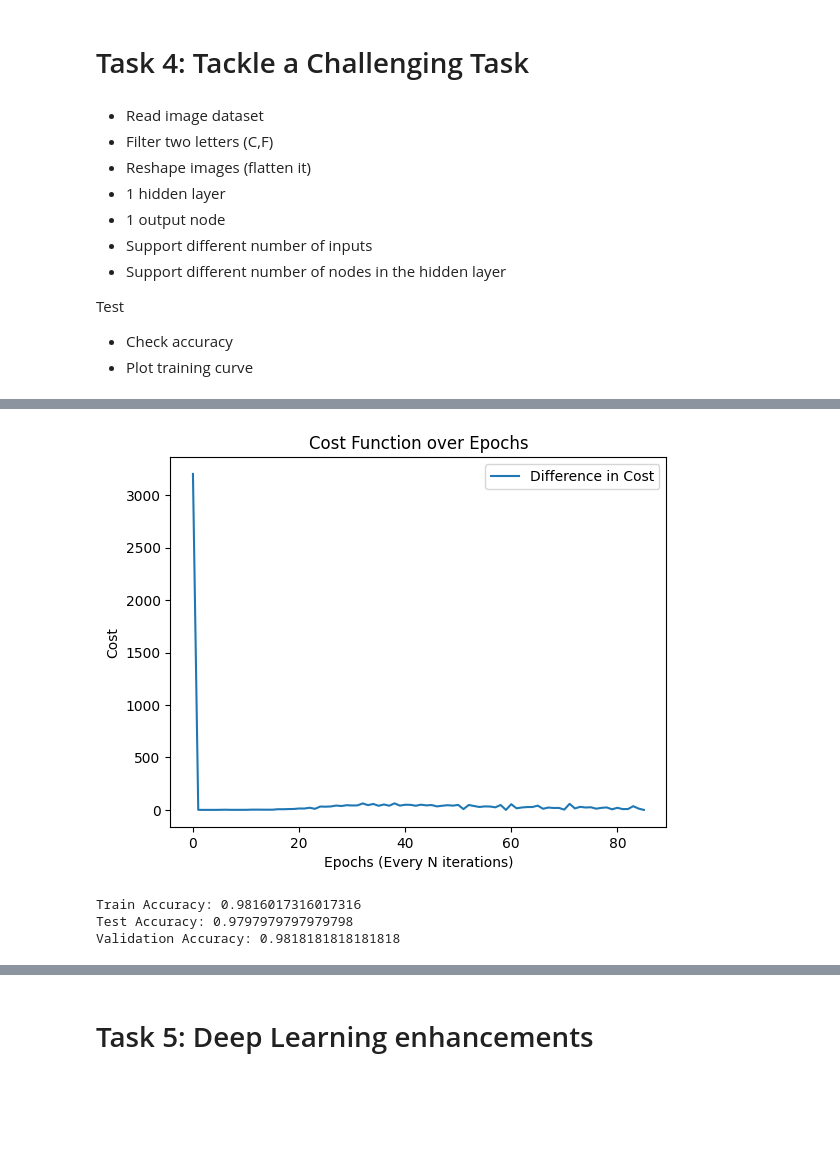
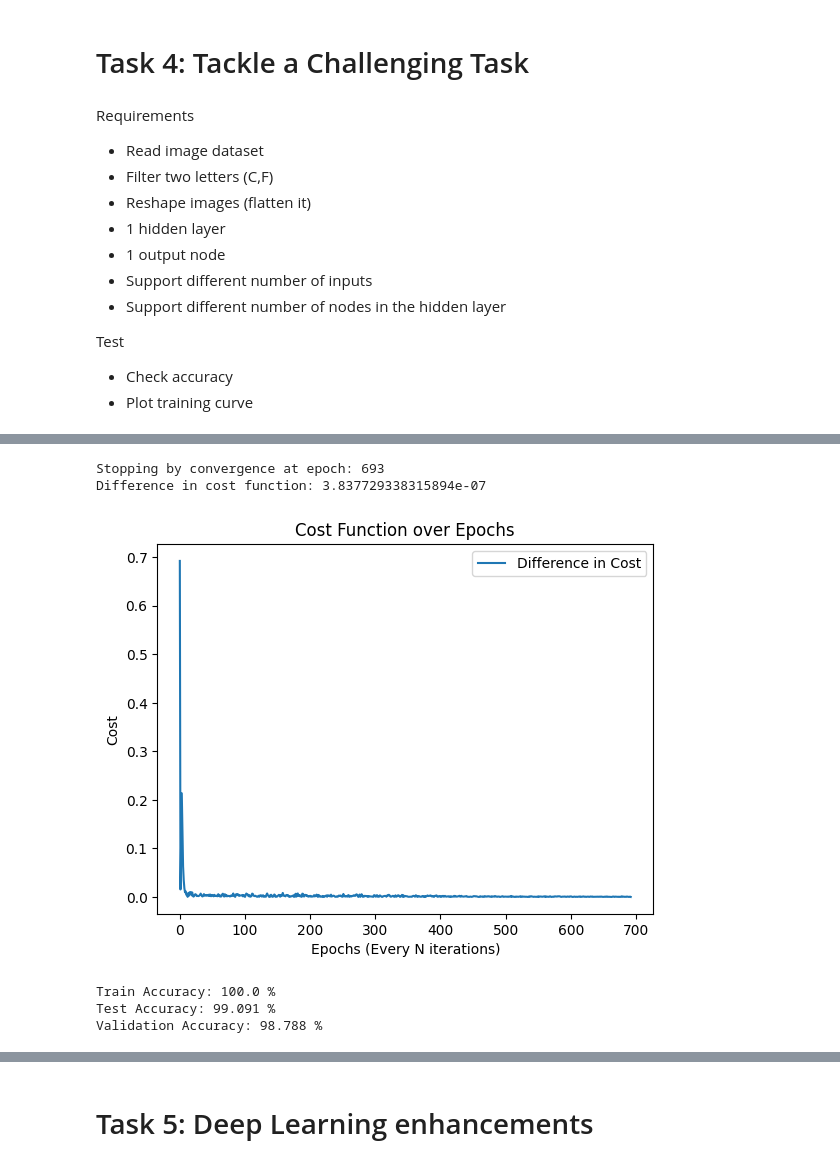
Before and after one commit to JulienJessmon/DeepLearning1, a Jupyter notebook: Assignment1.ipynb, the cells around one changed output, grey strips where cells are left out. Saved outputs shown, nothing was run; the diff lists cells and outputs as text; code cells hidden in the pictures; blank space fills up the shorter version.

```diff
--- a/Assignment1.ipynb
+++ b/Assignment1.ipynb
@@ -260,6 +267,7 @@ def parameter_initialization(X, neurons_hidden_layer):
 # %%
 # Forward propagation function
 def forward_propagation(Xi, W, b, z, a):
+   """Forward propagation function for a single input Xi"""
    # X[observation][feature]
    # W[layer][destination_node][source_node]
    # b[layer][destination_node]
@@ -351,18 +412,18 @@ def gradient_descent_t3(X, y, W, b, a, z, alpha=0.01, max_iters=1000, threshold=
 # %% [markdown]
 ## Circles 500 dataset
 # %%
-# file_path = 'Datasets/blobs600.csv'
 file_path = 'Datasets/circles500.csv'
 X, y = read_data(file_path)
 # Split data into training, testing, and validation sets
 X_train, y_train, X_test, y_test, X_val, y_val = split_data(X, y)
 # Initialize weights and bias
 np.random.seed(3301)
-neurons_hidden_layer = 4
+neurons_hidden_layer = 5
 W, b, z, a = parameter_initialization(X, neurons_hidden_layer=neurons_hidden_layer)
 
 # Training the model using Stochastic Gradient Descent
-W_trained, b_trained, a_trained, z_trained = gradient_descent_t3(X_train, y_train, W, b, a, z, alpha=1e-2, max_iters=800000, threshold=1e-4, neurons_hidden_layer=neurons_hidden_layer)
-# print("Trained Weights:", W_trained)
-# print("Trained Bias:", b_trained)
+W_trained, b_trained, a_trained, z_trained = gradient_descent_t3(X_train, y_train, W, b, a, z,
+                                                                 alpha=1e-2, max_iters=10000000,
+                                                                 threshold=1e-6,
+                                                                 neurons_hidden_layer=neurons_hidden_layer)
 # %% [output]
@@ -464,6 +468,7 @@ ax.scatter(X_all[:, 0], X_all[:, 1], c=y_pred_all)
 # %% [markdown]
 # Task 4: Tackle a Challenging Task
 # %% [markdown]
+Requirements
 - Read image dataset
 - Filter two letters (C,F)
 - Reshape images (flatten it)
@@ -532,16 +537,21 @@ def gradient_descent_t4(X, y, W, b, a, z, alpha=0.01, max_iters=1000, threshold=
         J_running += J_current
         if iteration >= max_iters:
             stopping = True
+            print("Stopping by reaching maximum iterations:", max_iters)
+            print("Difference in cost function:", abs(J_running / N - J_running_prev))
         if iteration % N == 0: # 1 Epoch finished
-            if iteration % (100*N) == 0:
-                # print("Average cost function over epoch:", J_running / N)
-                print("Epoch:", iteration // N, " Cost:", J_running, " Previous Cost:", J_running_prev)
-                print("Difference in cost function:", abs(J_running - J_running_prev))
-
-            J_diff_array.append(abs(J_running - J_running_prev))
-            if abs(J_running - J_running_prev) < threshold:
+            J_avg = J_running / N
+            if iteration % (2000*N) == 0:
+                print("Epoch:", int(iteration/N), "   Cost:", round(J_avg,6),
+                      " Previous Cost:", round(J_running_prev,6),
+                      " Difference:", round(abs(J_avg - J_running_prev),6)
+                      )
+            J_diff_array.append(abs(J_avg - J_running_prev))
+            if abs(J_avg - J_running_prev) < threshold:
                 stopping = True
-            J_running_prev = J_running
+                print("Stopping by convergence at epoch:", int(iteration/N))
+                print("Difference in cost function:", abs(J_avg - J_running_prev))
+            J_running_prev = J_avg
             J_running = 0
 
     plt.plot(J_diff_array, label='Difference in Cost')
@@ -551,7 +561,6 @@ def gradient_descent_t4(X, y, W, b, a, z, alpha=0.01, max_iters=1000, threshold=
     plt.legend()
     plt.show()
 
-
     return W, b, a, z
 # %%
 # Reading images
@@ -594,24 +595,22 @@ Shape of x_data is (85800, 28, 28, 1), shape of y_data is (85800,) (should have
 # %%
 # Flatten the images
 x_flat = x_binary.reshape(x_binary.shape[0], -1)
 # Split data into training, testing, and validation sets
 X_train, y_train, X_test, y_test, X_val, y_val = split_data(x_flat, y_binary)
 # Initialize weights and bias
 np.random.seed(3301)
-neurons_hidden_layer = 1
+neurons_hidden_layer = 8
 W, b, z, a = parameter_initialization(x_flat, neurons_hidden_layer=neurons_hidden_layer)
 # Training the model using Stochastic Gradient Descent
-# W_trained, b_trained, a_trained, z_trained = gradient_descent_t3(X_train, y_train, W, b, a, z, alpha=1e-2, max_iters=10000, threshold=1e-4, neurons_hidden_layer=neurons_hidden_layer)
 W_trained, b_trained, a_trained, z_trained = gradient_descent_t4(X=X_train, y=y_train,
                                                                  W=W, b=b, a=a, z=z,
-                                                                 alpha=1e-4, max_iters=400000, threshold=1e-4,
+                                                                 alpha=1e-3, max_iters=10000000,
+                                                                 threshold=1e-6,
                                                                  neurons_hidden_layer=neurons_hidden_layer)
-
-
-# print("Trained Weights:", W_trained)
-# print("Trained Bias:", b_trained)
 # %% [output]
+Stopping by convergence at epoch: 693
+Difference in cost function: 3.837729338315894e-07
-[figure, old version]
+[figure, new version]
 # %%
 treshold = 0.5
 y_hat_train= predict(X_train, W_trained, b_trained, z_trained, a_trained)
@@ -622,21 +621,14 @@ y_pred_test = (y_hat_test >= treshold).astype(int)
 
 y_hat_val= predict(X_val, W_trained, b_trained, z_trained, a_trained)
 y_pred_val = (y_hat_val >= treshold).astype(int)
+
+accuracy_train = np.mean(y_pred_train == y_train)
+accuracy_test = np.mean(y_pred_test == y_test)
+accuracy_val = np.mean(y_pred_val == y_val)
+print("Train Accuracy:", round(accuracy_train*100, 3), "%")
+print("Test Accuracy:", round(accuracy_test*100, 3), "%")
+print("Validation Accuracy:", round(accuracy_val*100, 3), "%")
+# %% [output]
+Train Accuracy: 100.0 %
+Test Accuracy: 99.091 %
+Validation Accuracy: 98.788 %
-# %%
-accuracy_train = np.mean(y_pred_train == y_train)
-accuracy_test = np.mean(y_pred_test == y_test)
-accuracy_val = np.mean(y_pred_val == y_val)
-print("Train Accuracy:", accuracy_train)
-print("Test Accuracy:", accuracy_test)
-print("Validation Accuracy:", accuracy_val)
-
-
-# https://stackoverflow.com/questions/12414619/creating-a-3d-plot-from-a-3d-numpy-array
-X_all = np.vstack((X_train, X_test, X_val))
-y_pred_all = np.hstack((y_pred_train, y_pred_test, y_pred_val))
-
-#TODO: Check why it is having good performance with just one neuron
-# %% [output]
-Train Accuracy: 0.9816017316017316
-Test Accuracy: 0.9797979797979798
-Validation Accuracy: 0.9818181818181818
```
Also changed, not shown: parts of 17 cells of this notebook.
